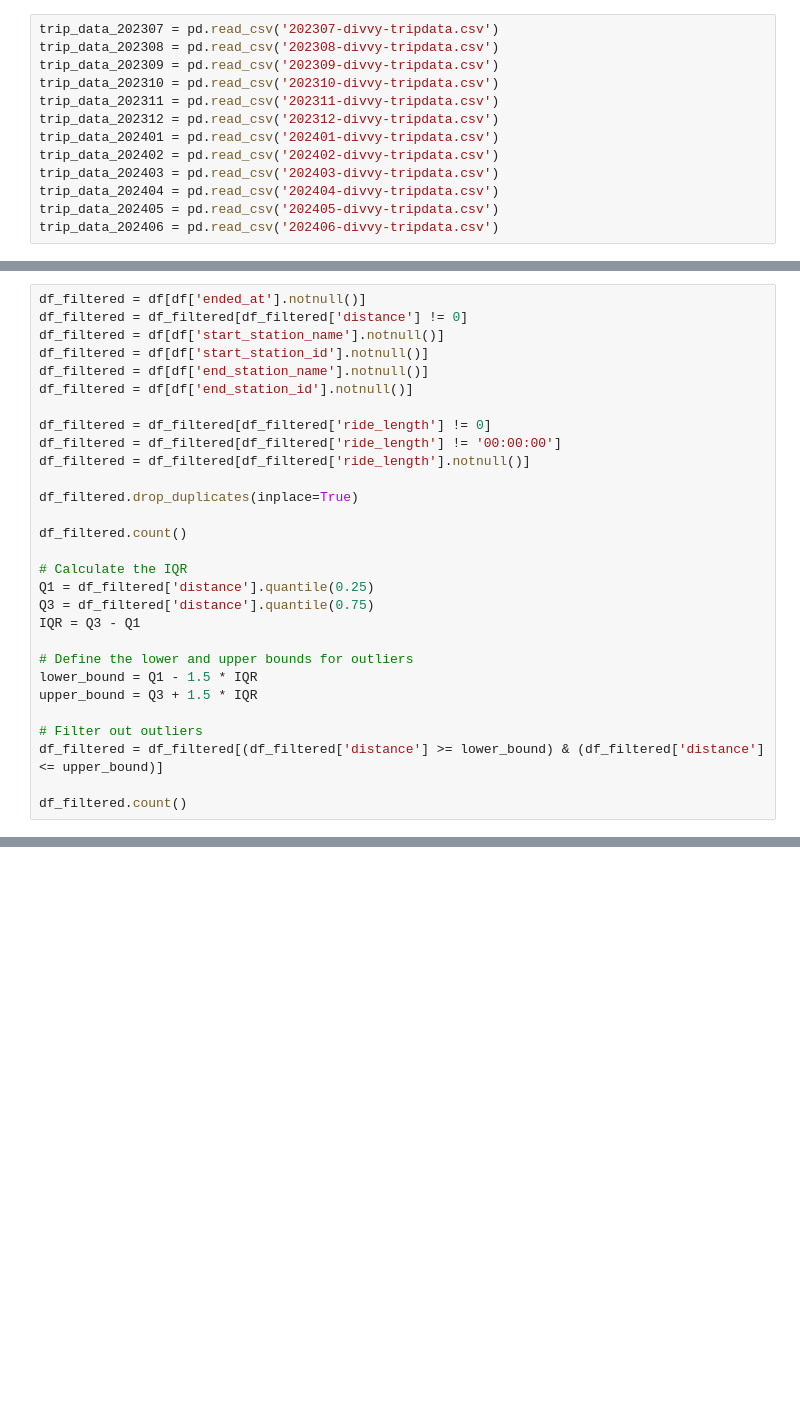
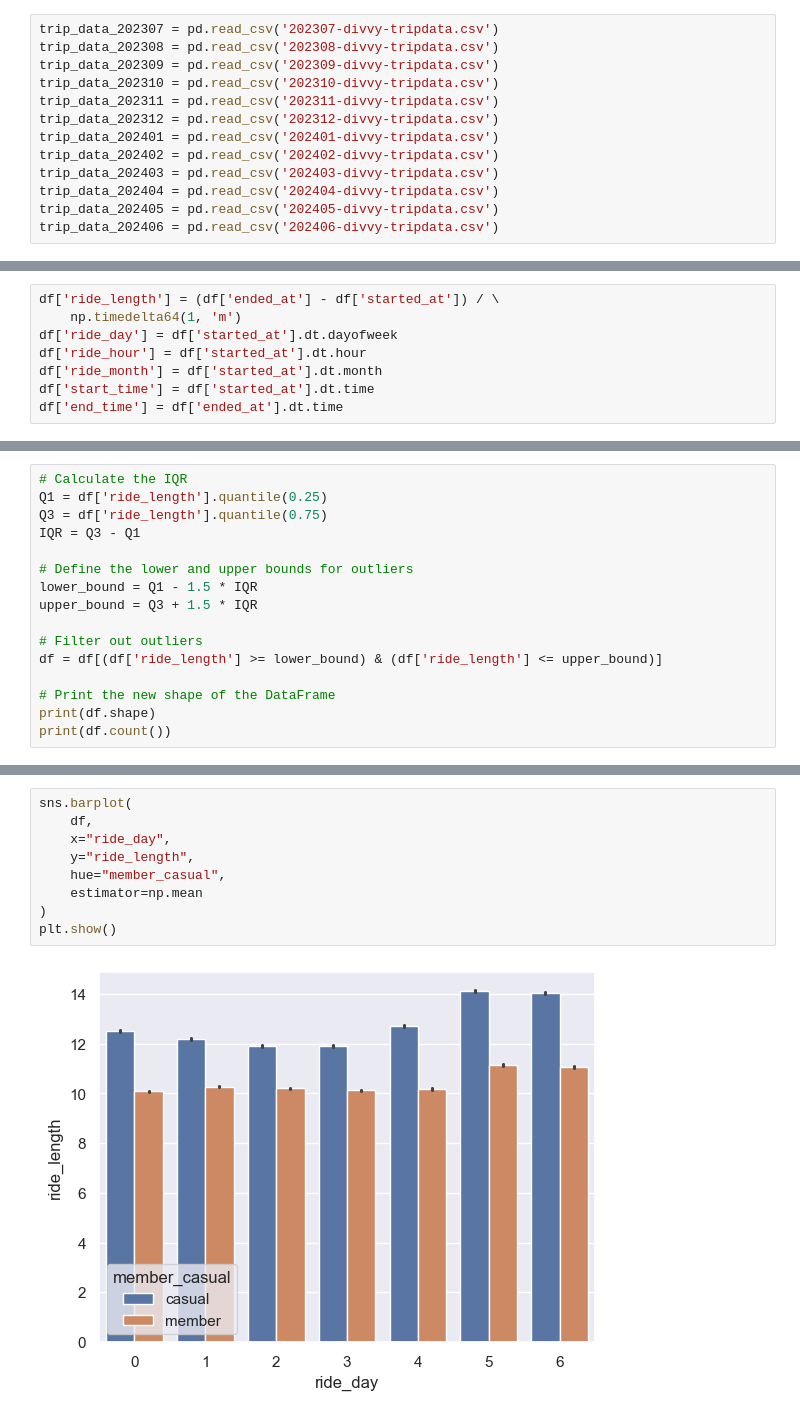
Before and after one commit to ematta/cyclistic, a Jupyter notebook: cyclistic.ipynb, the cells around one changed output, grey strips where cells are left out. Drawn from its saved outputs; the diff is of its cells as text; blank space fills up the shorter version.

```diff
--- a/cyclistic.ipynb
+++ b/cyclistic.ipynb
@@ -146,0 +198,8 @@ After we do that, we will conclude with filtering out some outliers from our cod
+# %%
+df['ride_length'] = (df['ended_at'] - df['started_at']) / \
+    np.timedelta64(1, 'm')
+df['ride_day'] = df['started_at'].dt.dayofweek
+df['ride_hour'] = df['started_at'].dt.hour
+df['ride_month'] = df['started_at'].dt.month
+df['start_time'] = df['started_at'].dt.time
+df['end_time'] = df['ended_at'].dt.time
@@ -147,22 +208,7 @@ After we do that, we will conclude with filtering out some outliers from our cod
 # %%
-df_filtered = df[df['ended_at'].notnull()]
-df_filtered = df_filtered[df_filtered['distance'] != 0]
-df_filtered = df[df['start_station_name'].notnull()]
-df_filtered = df[df['start_station_id'].notnull()]
-df_filtered = df[df['end_station_name'].notnull()]
-df_filtered = df[df['end_station_id'].notnull()]
-
-df_filtered = df_filtered[df_filtered['ride_length'] != 0]
-df_filtered = df_filtered[df_filtered['ride_length'] != '00:00:00']
-df_filtered = df_filtered[df_filtered['ride_length'].notnull()]
-
-df_filtered.drop_duplicates(inplace=True)
-
-df_filtered.count()
-
 # Calculate the IQR
-Q1 = df_filtered['distance'].quantile(0.25)
-Q3 = df_filtered['distance'].quantile(0.75)
+Q1 = df['ride_length'].quantile(0.25)
+Q3 = df['ride_length'].quantile(0.75)
 IQR = Q3 - Q1
 
 # Define the lower and upper bounds for outliers
@@ -170,6 +216,8 @@ lower_bound = Q1 - 1.5 * IQR
 upper_bound = Q3 + 1.5 * IQR
 
 # Filter out outliers
-df_filtered = df_filtered[(df_filtered['distance'] >= lower_bound) & (df_filtered['distance'] <= upper_bound)]
+df = df[(df['ride_length'] >= lower_bound) & (df['ride_length'] <= upper_bound)]
 
-df_filtered.count()
+# Print the new shape of the DataFrame
+print(df.shape)
+print(df.count())
@@ -177,0 +250,11 @@ Now let's see how our plot looks like again.
+# %%
+sns.barplot(
+    df,
+    x="ride_day",
+    y="ride_length",
+    hue="member_casual",
+    estimator=np.mean
+)
+plt.show()
+# %% [output]
+[figure, added]
```
Also changed, not shown: parts of 46 cells of this notebook, 1 other file.
